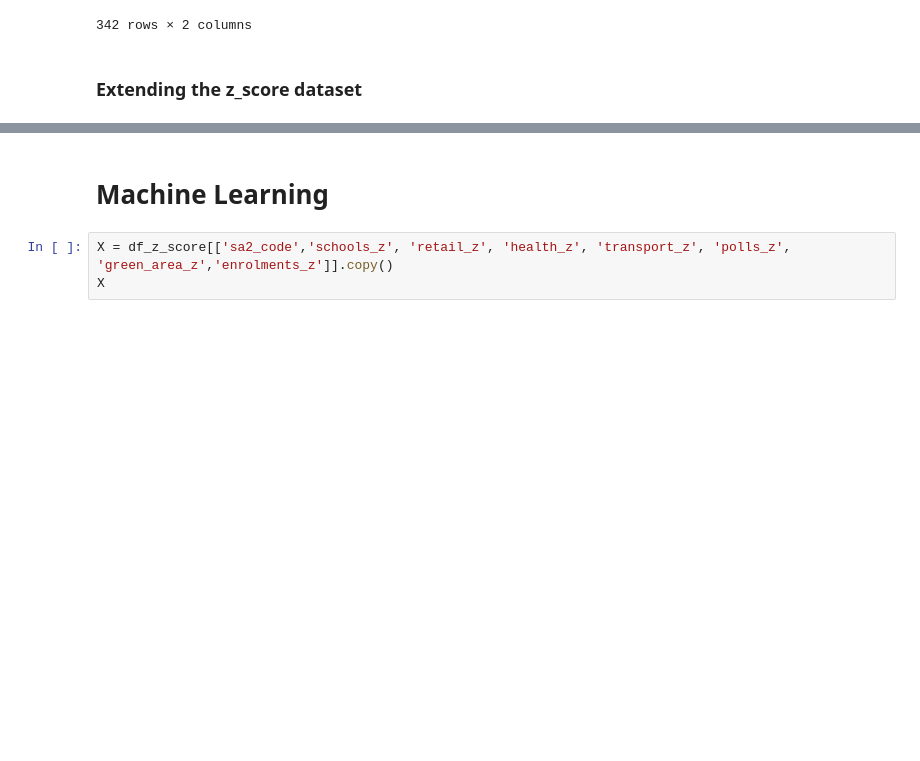
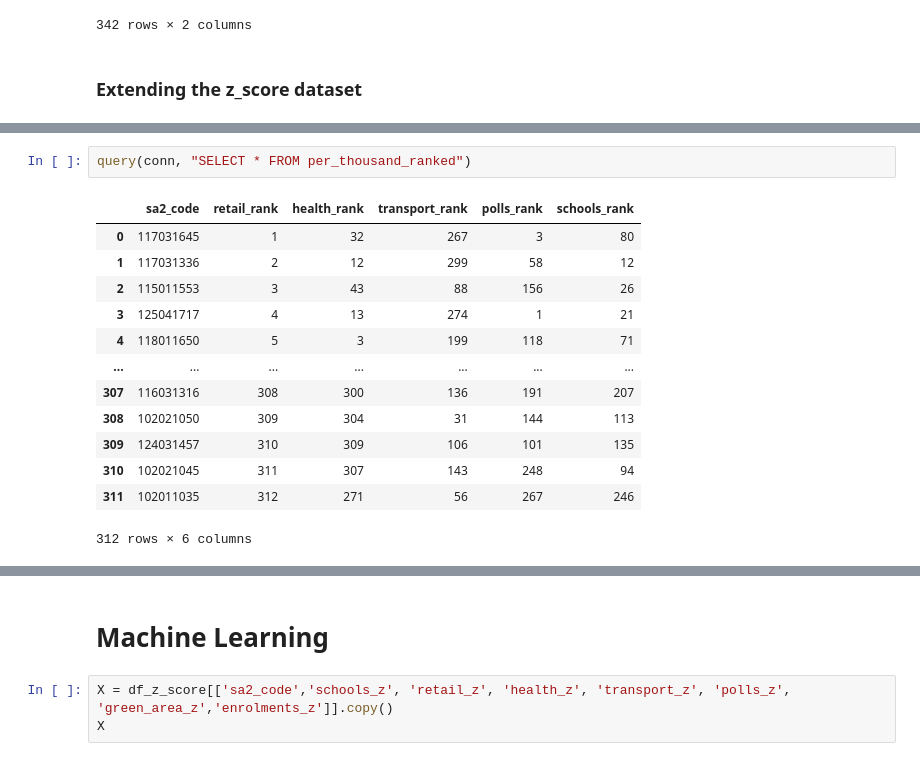
Before and after one commit to joshuahallam127/DATA2901_Assign, a Jupyter notebook: main.ipynb, the cells around one changed output, grey strips where cells are left out. Cells and saved outputs as stored; diff of their text form; blank space fills up the shorter version.

```diff
--- a/main.ipynb
+++ b/main.ipynb
@@ -2240,0 +2323,16 @@ df_z_score = gpd.GeoDataFrame.from_postgis(text(sql), conn, geom_col='geom')
+# %%
+query(conn, "SELECT * FROM per_thousand_ranked")
+# %% [output]
+|  | sa2_code | retail_rank | health_rank | transport_rank | polls_rank | schools_rank |
+| 0 | 117031645 | 1 | 32 | 267 | 3 | 80 |
+| 1 | 117031336 | 2 | 12 | 299 | 58 | 12 |
+| 2 | 115011553 | 3 | 43 | 88 | 156 | 26 |
+| 3 | 125041717 | 4 | 13 | 274 | 1 | 21 |
+| 4 | 118011650 | 5 | 3 | 199 | 118 | 71 |
+| ... | ... | ... | ... | ... | ... | ... |
+| 307 | 116031316 | 308 | 300 | 136 | 191 | 207 |
+| 308 | 102021050 | 309 | 304 | 31 | 144 | 113 |
+| 309 | 124031457 | 310 | 309 | 106 | 101 | 135 |
+| 310 | 102021045 | 311 | 307 | 143 | 248 | 94 |
+| 311 | 102011035 | 312 | 271 | 56 | 267 | 246 |
+312 rows × 6 columns
```
Also changed, not shown: parts of 48 cells of this notebook, 2 other files.
